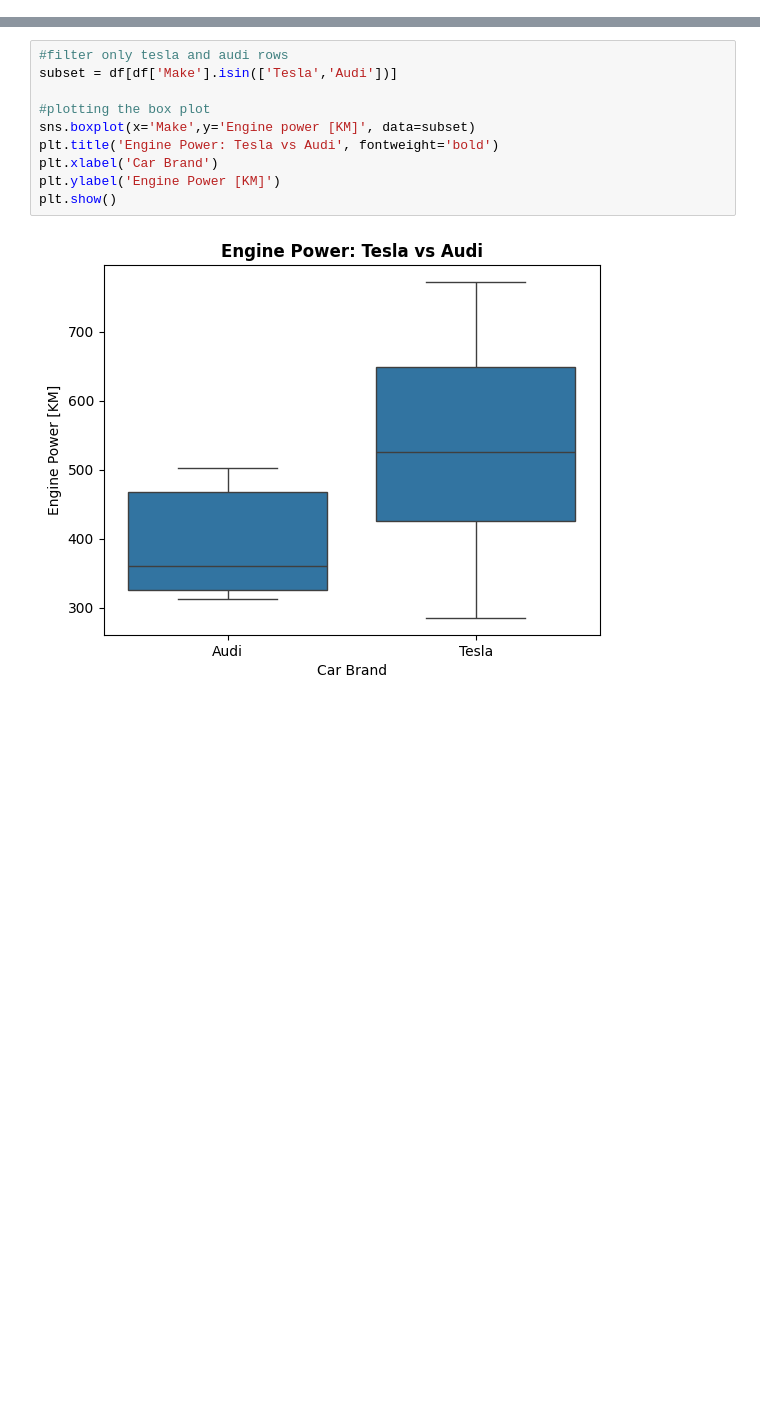
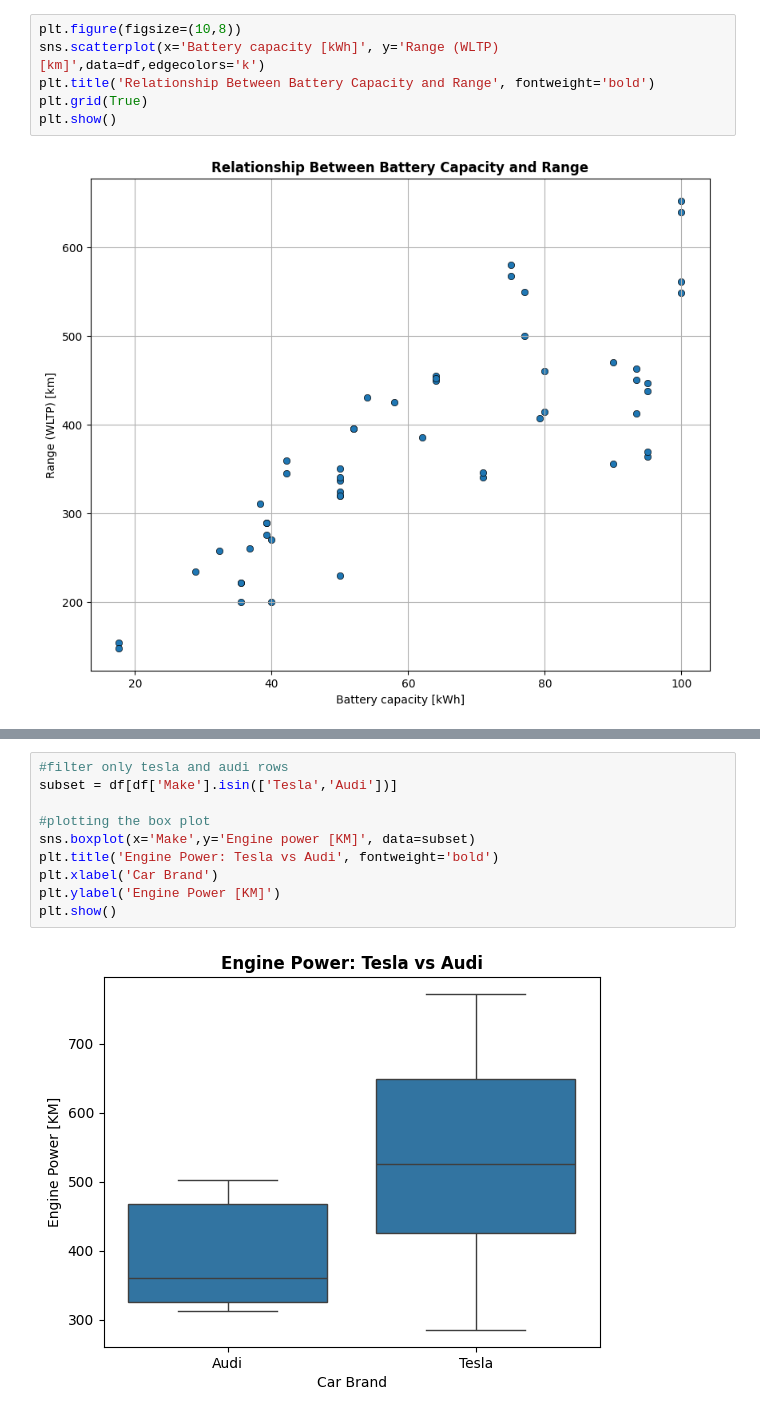
Before and after one commit to imrravi/Python, a Jupyter notebook: 3.Electric Vehicle Data Analysis Project/Electric_Vehicle_Data_Analysis.ipynb, the cells around one changed output, grey strips where cells are left out. Cells and saved outputs as stored; diff of their text form; blank space fills up the shorter version.

```diff
--- a/3.Electric Vehicle Data Analysis Project/Electric_Vehicle_Data_Analysis.ipynb
+++ b/3.Electric Vehicle Data Analysis Project/Electric_Vehicle_Data_Analysis.ipynb
@@ -437,0 +278,8 @@ No significant difference in engine power between Tesla and Audi.
+# %%
+plt.figure(figsize=(10,8))
+sns.scatterplot(x='Battery capacity [kWh]', y='Range (WLTP) [km]',data=df,edgecolors='k')
+plt.title('Relationship Between Battery Capacity and Range', fontweight='bold')
+plt.grid(True)
+plt.show()
+# %% [output]
+[figure, added]
```
Also changed, not shown: parts of 64 cells of this notebook, 16 other files.
